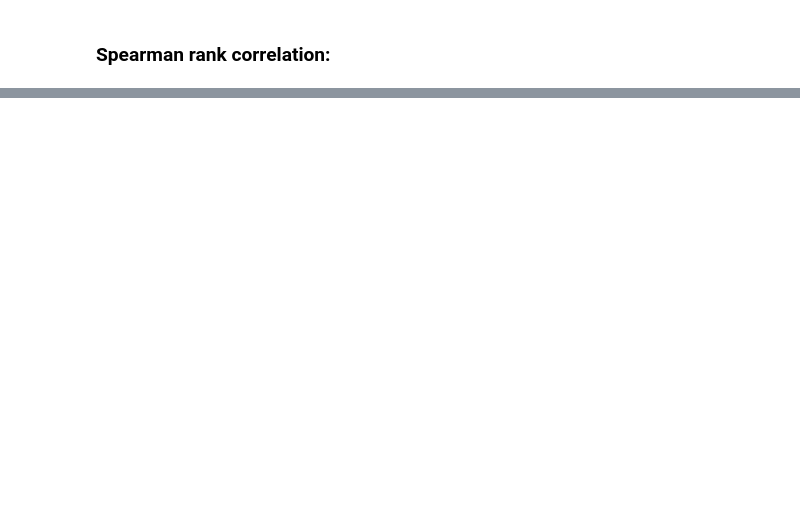
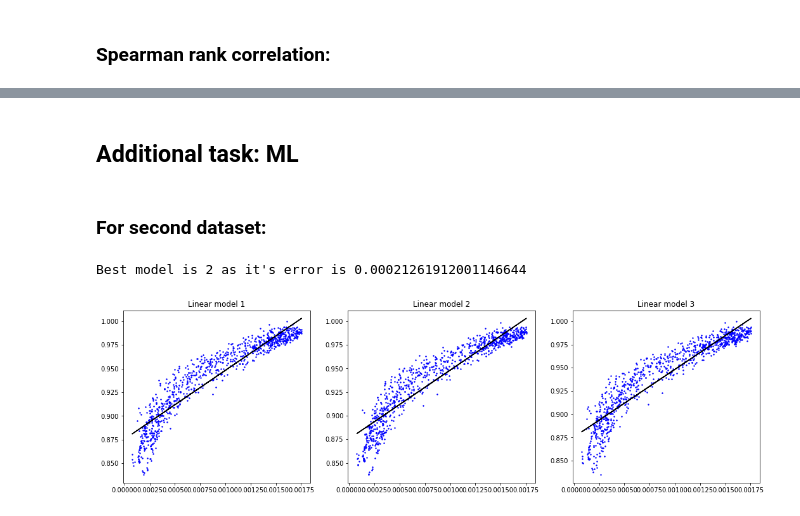
Before and after one commit to Pavel3P/Data-Science, a Jupyter notebook: 3/3.ipynb, the cells around one changed output, grey strips where cells are left out. Cells and saved outputs as stored; diff of their text form; code cells hidden in the pictures; blank space fills up the shorter version.

```diff
--- a/3/3.ipynb
+++ b/3/3.ipynb
@@ -561,0 +641,4 @@ df.corr(method="spearman")
+# %% [markdown]
+## Additional task: ML
+# %% [markdown]
+### For second dataset:
@@ -561,0 +647,29 @@ df.corr(method="spearman")
+# %%
+lmodels = list()
+errors = list()
+
+
+fig = plt.figure(figsize=(18,5))
+dataset = df[["SMN", "SMT"]]
+
+for i in range(3):
+    random = dataset.sample(n=len(df)//2)
+    lmodels.append(linear_model.LinearRegression())
+    lmodels[i] = lmodels[i].fit(random.iloc[:, [0]], random.iloc[:, 1])
+
+    not_used = dataset[~dataset.index.isin(random.index)]
+    pred = lm1.predict(not_used.iloc[:, [0]])
+
+    errors.append(metrics.mean_squared_error(not_used.iloc[:, 1], pred))
+
+    ax = fig.add_subplot(1, 3, i+1)
+    ax.set(title=f"Linear model {i+1}")
+    ax.plot(not_used.iloc[:, 0], pred, color="black")
+    ax.scatter(not_used.iloc[:, 0], not_used.iloc[:, 1], color="blue", s=2)
+
+min_err = min(errors)
+best_model = errors.index(min_err)
+print(f"Best model is {best_model+1} as it's error is {min_err}")
+# %% [output]
+Best model is 2 as it's error is 0.00021261912001146644
+[figure, added]
```
Also changed, not shown: parts of 39 cells of this notebook.
